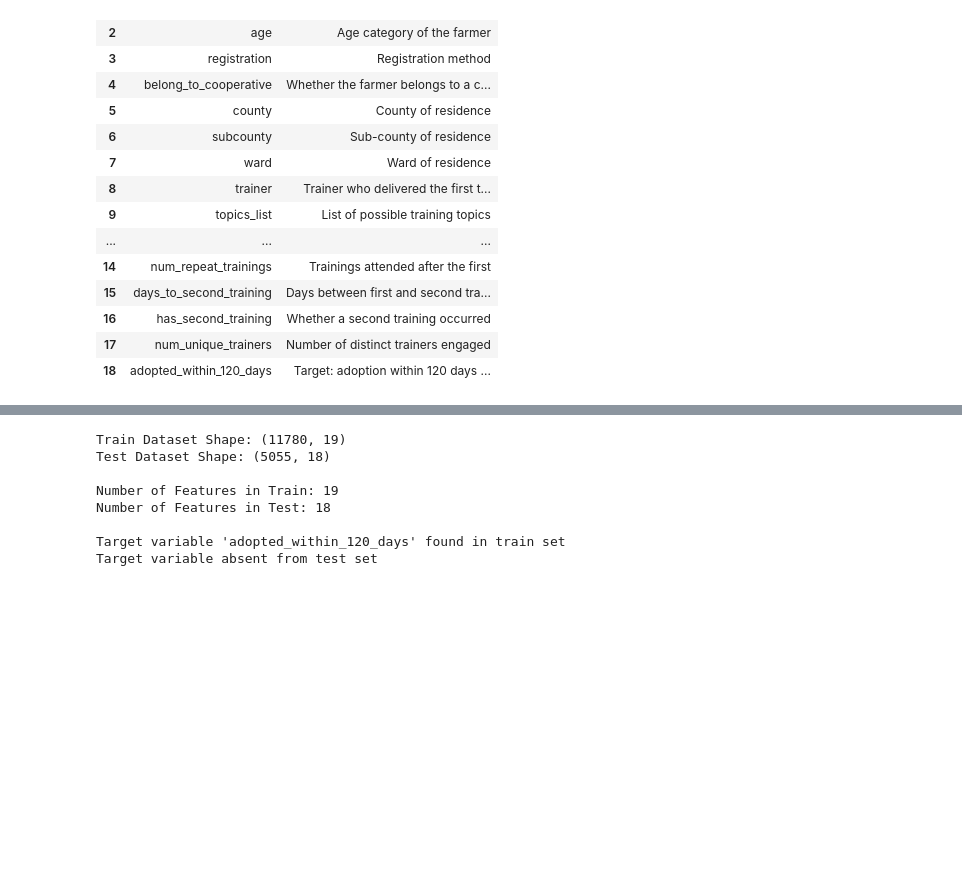
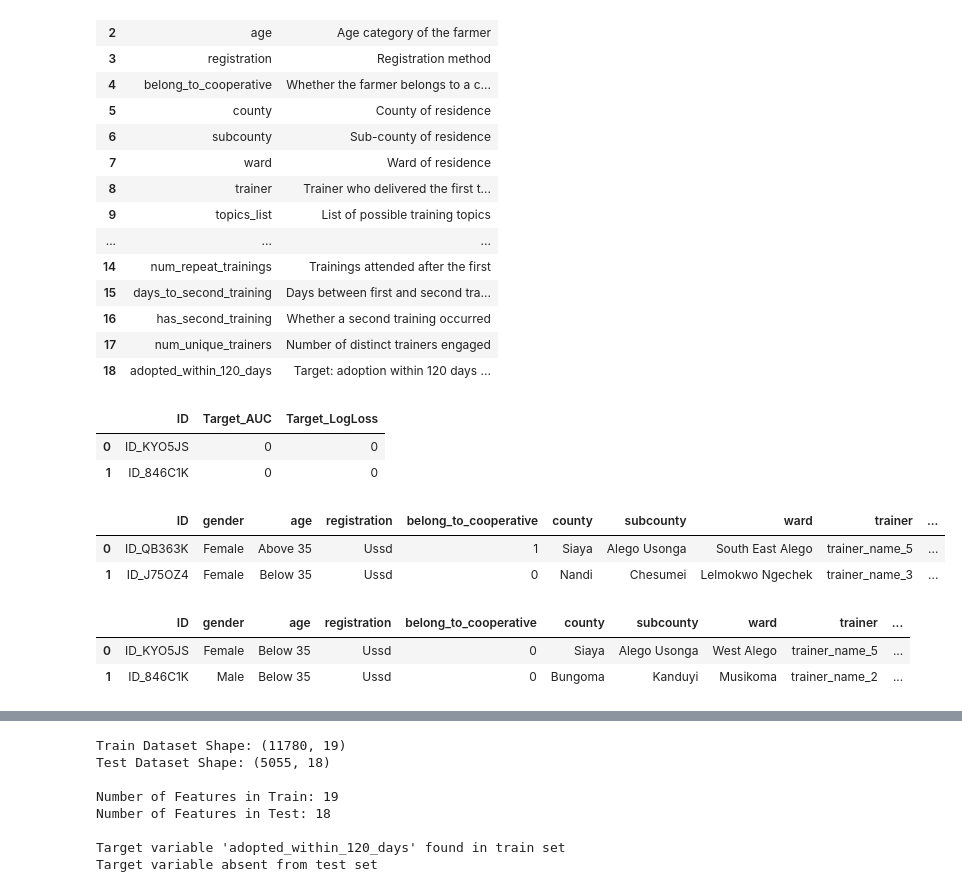
Before and after one commit to mwakad/DigiCow-Farmer-Training-Adoption-Challenge, a Jupyter notebook: index.ipynb, the cells around one changed output, grey strips where cells are left out. Cells and saved outputs as stored; diff of their text form; code cells hidden in the pictures; blank space fills up the shorter version.

```diff
--- a/index.ipynb
+++ b/index.ipynb
@@ -50,4 +54,22 @@ description
 | 16 | has_second_training | Whether a second training occurred |
 | 17 | num_unique_trainers | Number of distinct trainers engaged |
 | 18 | adopted_within_120_days | Target: adoption within 120 days ... |
+# %%
+sample_sub.head(2)
+# %% [output]
+|  | ID | Target_AUC | Target_LogLoss |
+| 0 | ID_KYO5JS | 0 | 0 |
+| 1 | ID_846C1K | 0 | 0 |
+# %%
+train_df.head(2)
+# %% [output]
+|  | ID | gender | age | registration | belong_to_cooperative | county | subcounty | ward | trainer | ... |
+| 0 | ID_QB363K | Female | Above 35 | Ussd | 1 | Siaya | Alego Usonga | South East Alego | trainer_name_5 | ... |
+| 1 | ID_J75OZ4 | Female | Below 35 | Ussd | 0 | Nandi | Chesumei | Lelmokwo Ngechek | trainer_name_3 | ... |
+# %%
+test_df.head(2)
+# %% [output]
+|  | ID | gender | age | registration | belong_to_cooperative | county | subcounty | ward | trainer | ... |
+| 0 | ID_KYO5JS | Female | Below 35 | Ussd | 0 | Siaya | Alego Usonga | West Alego | trainer_name_5 | ... |
+| 1 | ID_846C1K | Male | Below 35 | Ussd | 0 | Bungoma | Kanduyi | Musikoma | trainer_name_2 | ... |
 # %% [markdown]
```
Also changed, not shown: parts of 17 cells of this notebook.
